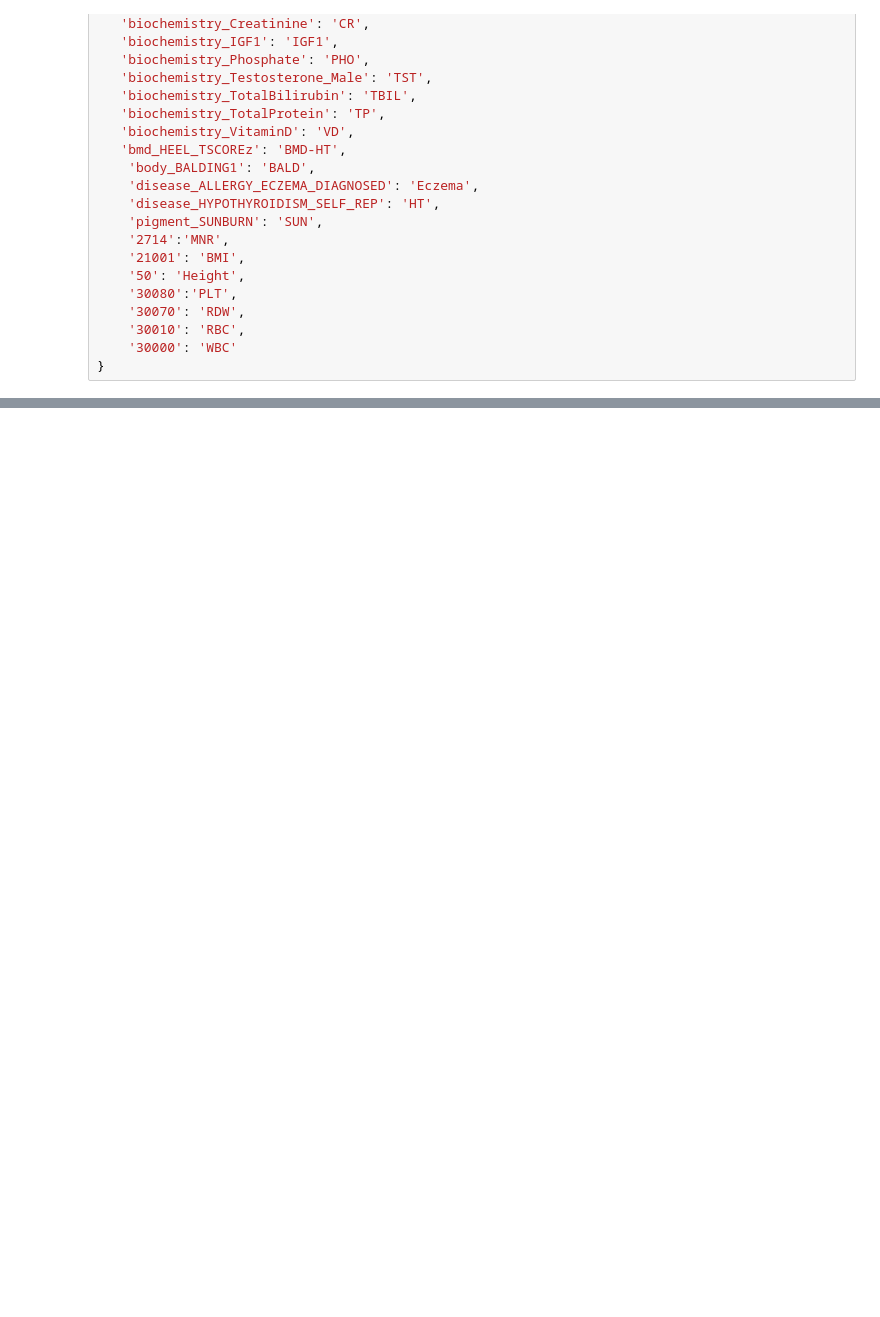
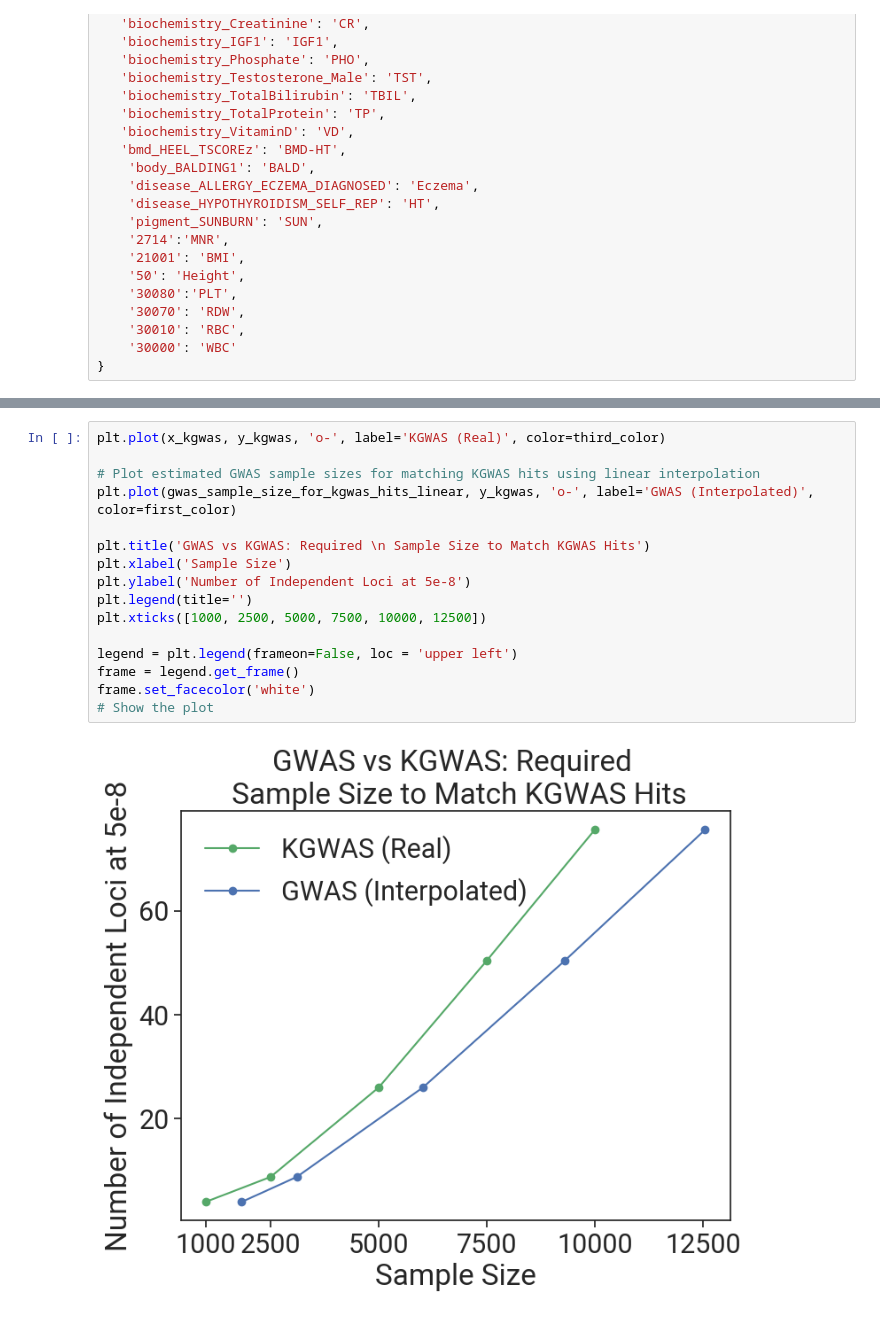
Before and after one commit to snap-stanford/KGWAS, a Jupyter notebook: demo/kgwas_subsampling.ipynb, the cells around one changed output, grey strips where cells are left out. Drawn from its saved outputs; the diff is of its cells as text; blank space fills up the shorter version.

```diff
--- a/demo/kgwas_subsampling.ipynb
+++ b/demo/kgwas_subsampling.ipynb
@@ -240,0 +454,18 @@ plt.show()
+# %%
+plt.plot(x_kgwas, y_kgwas, 'o-', label='KGWAS (Real)', color=third_color)
+
+# Plot estimated GWAS sample sizes for matching KGWAS hits using linear interpolation
+plt.plot(gwas_sample_size_for_kgwas_hits_linear, y_kgwas, 'o-', label='GWAS (Interpolated)', color=first_color)
+
+plt.title('GWAS vs KGWAS: Required \n Sample Size to Match KGWAS Hits')
+plt.xlabel('Sample Size')
+plt.ylabel('Number of Independent Loci at 5e-8')
+plt.legend(title='')
+plt.xticks([1000, 2500, 5000, 7500, 10000, 12500])
+
+legend = plt.legend(frameon=False, loc = 'upper left')
+frame = legend.get_frame()
+frame.set_facecolor('white')
+# Show the plot
+# %% [output]
+[figure, added]
```
Also changed, not shown: parts of 28 cells of this notebook.
